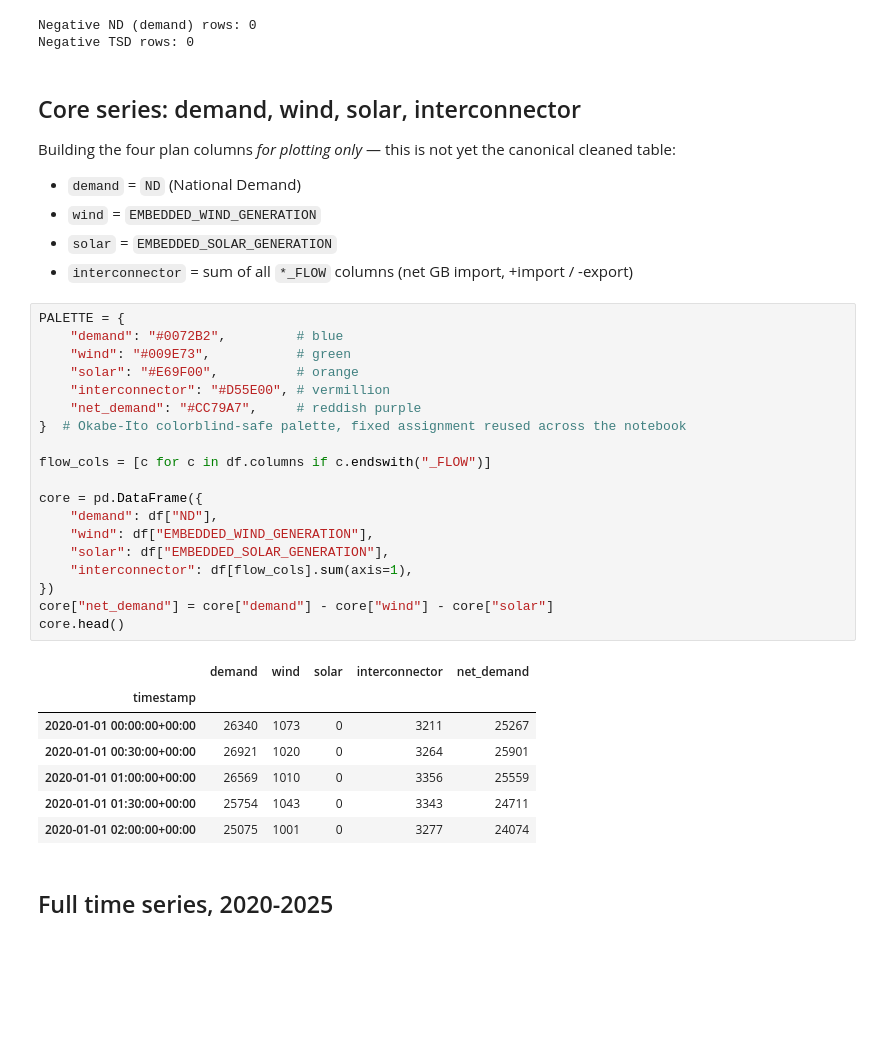
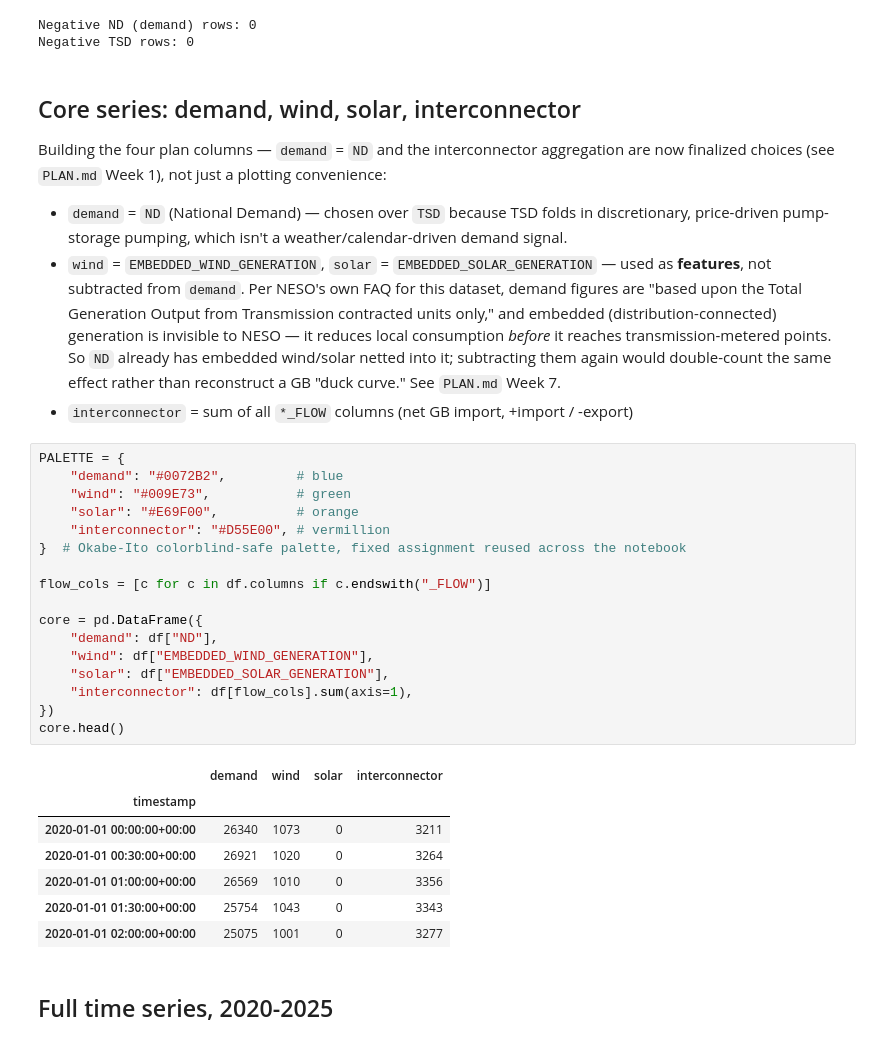
Before and after one commit to sid-lpcd/energy_demand_forecast, a Jupyter notebook: notebooks/01_explore_raw_data.ipynb, the cells around one changed output. Drawn from its saved outputs; the diff is of its cells as text; blank space fills up the shorter version.

```diff
--- a/notebooks/01_explore_raw_data.ipynb
+++ b/notebooks/01_explore_raw_data.ipynb
@@ -103,39 +103,36 @@ Negative TSD rows: 0
 # %% [markdown]
 ## Core series: demand, wind, solar, interconnector
 
-Building the four plan columns *for plotting only* — this is not yet the canonical cleaned table:
+Building the four plan columns — `demand` = `ND` and the interconnector aggregation are now finalized choices (see `PLAN.md` Week 1), not just a plotting convenience:
 
-- `demand` = `ND` (National Demand)
-- `wind` = `EMBEDDED_WIND_GENERATION`
-- `solar` = `EMBEDDED_SOLAR_GENERATION`
+- `demand` = `ND` (National Demand) — chosen over `TSD` because TSD folds in discretionary, price-driven pump-storage pumping, which isn't a weather/calendar-driven demand signal.
+- `wind` = `EMBEDDED_WIND_GENERATION`, `solar` = `EMBEDDED_SOLAR_GENERATION` — used as **features**, not subtracted from `demand`. Per NESO's own FAQ for this dataset, demand figures are "based upon the Total Generation Output from Transmission contracted units only," and embedded (distribution-connected) generation is invisible to NESO — it reduces local consumption *before* it reaches transmission-metered points. So `ND` already has embedded wind/solar netted into it; subtracting them again would double-count the same effect rather than reconstruct a GB "duck curve." See `PLAN.md` Week 7.
 - `interconnector` = sum of all `*_FLOW` columns (net GB import, +import / -export)
 # %%
 PALETTE = {
     "demand": "#0072B2",         # blue
     "wind": "#009E73",           # green
     "solar": "#E69F00",          # orange
     "interconnector": "#D55E00", # vermillion
-    "net_demand": "#CC79A7",     # reddish purple
 }  # Okabe-Ito colorblind-safe palette, fixed assignment reused across the notebook
 
 flow_cols = [c for c in df.columns if c.endswith("_FLOW")]
 
 core = pd.DataFrame({
     "demand": df["ND"],
     "wind": df["EMBEDDED_WIND_GENERATION"],
     "solar": df["EMBEDDED_SOLAR_GENERATION"],
     "interconnector": df[flow_cols].sum(axis=1),
 })
-core["net_demand"] = core["demand"] - core["wind"] - core["solar"]
 core.head()
 # %% [output]
-|  | demand | wind | solar | interconnector | net_demand |
-| timestamp |  |  |  |  |  |
-| 2020-01-01 00:00:00+00:00 | 26340 | 1073 | 0 | 3211 | 25267 |
-| 2020-01-01 00:30:00+00:00 | 26921 | 1020 | 0 | 3264 | 25901 |
-| 2020-01-01 01:00:00+00:00 | 26569 | 1010 | 0 | 3356 | 25559 |
-| 2020-01-01 01:30:00+00:00 | 25754 | 1043 | 0 | 3343 | 24711 |
-| 2020-01-01 02:00:00+00:00 | 25075 | 1001 | 0 | 3277 | 24074 |
+|  | demand | wind | solar | interconnector |
+| timestamp |  |  |  |  |
+| 2020-01-01 00:00:00+00:00 | 26340 | 1073 | 0 | 3211 |
+| 2020-01-01 00:30:00+00:00 | 26921 | 1020 | 0 | 3264 |
+| 2020-01-01 01:00:00+00:00 | 26569 | 1010 | 0 | 3356 |
+| 2020-01-01 01:30:00+00:00 | 25754 | 1043 | 0 | 3343 |
+| 2020-01-01 02:00:00+00:00 | 25075 | 1001 | 0 | 3277 |
 # %% [markdown]
 ## Full time series, 2020-2025
 # %%
```
Also changed, not shown: parts of 2 cells of this notebook, 2 other files.
